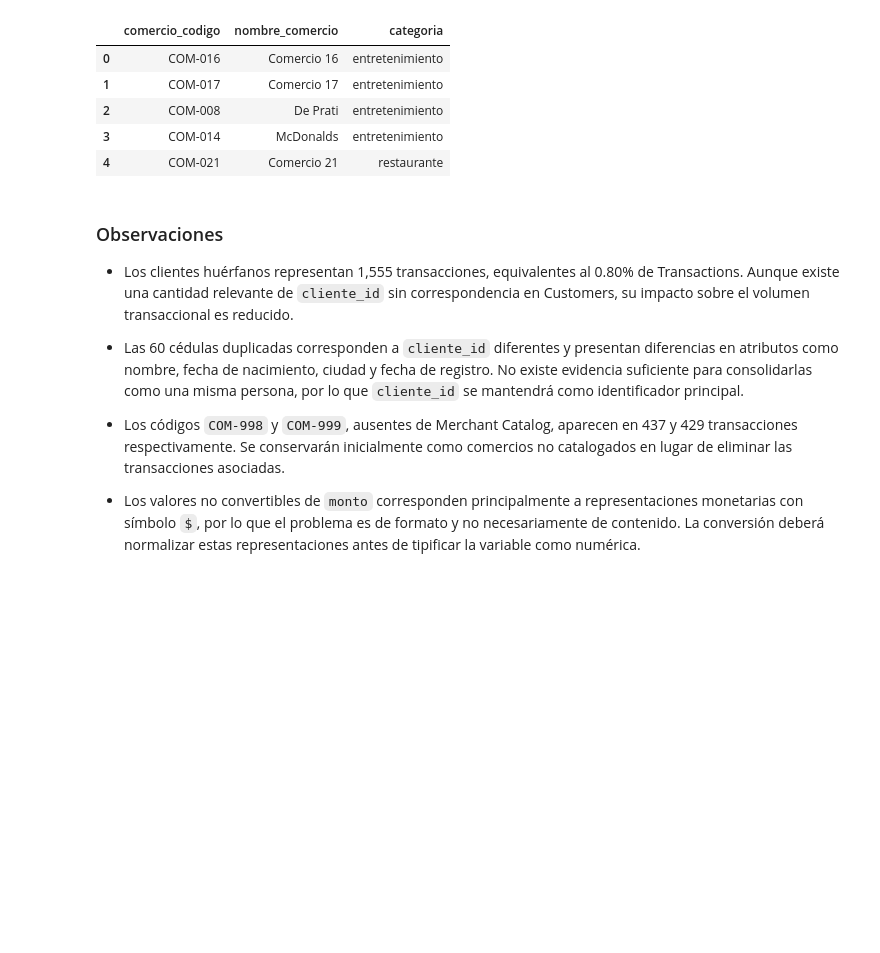
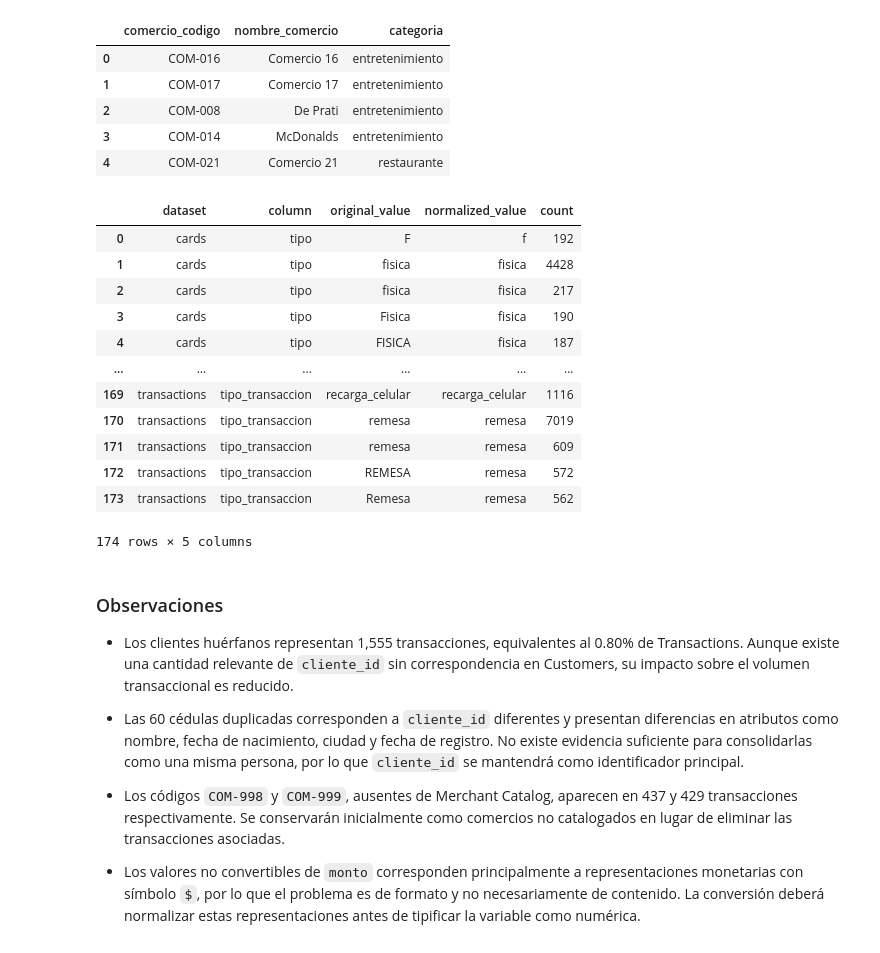
Before and after one commit to Janka312/physical-debit-card-pilot, a Jupyter notebook: notebooks/01_data_profiling.ipynb, the cells around one changed output. Drawn from its saved outputs; the diff is of its cells as text; code cells hidden in the pictures; blank space fills up the shorter version.

Commit message:
fix: improve silver categorical standarization

```diff
--- a/notebooks/01_data_profiling.ipynb
+++ b/notebooks/01_data_profiling.ipynb
@@ -133,7 +133,7 @@ A nivel visual se observan posibles problemas de calidad que se validarán en la
 # %% [markdown]
 ### 1.2 Perfil estructural
 # %%
-missing_tokens = {"nan", "null", "none", ""}
+missing_tokens = {"nan", "null", "none", "", "n/a"}
 
 for name, df in datasets.items():
     print(f"\n{'=' * 50}")
@@ -686,6 +694,55 @@ display(
 | 2 | COM-008 | De Prati | entretenimiento |
 | 3 | COM-014 | McDonalds | entretenimiento |
 | 4 | COM-021 | Comercio 21 | restaurante |
+# %%
+# Revisión consolidada de valores categóricos
+# Muestra los valores distintos y su frecuencia para detectar homologaciones pendientes.
+
+category_values = []
+
+for name, columns in categorical_columns.items():
+    for column in columns:
+        counts = datasets[name][column].value_counts(dropna=False)
+
+        for value, count in counts.items():
+            normalized_value = (
+                "<null>"
+                if pd.isna(value)
+                else str(value).strip().lower()
+            )
+
+            category_values.append({
+                "dataset": name,
+                "column": column,
+                "original_value": value,
+                "normalized_value": normalized_value,
+                "count": count,
+            })
+
+category_values_df = (
+    pd.DataFrame(category_values)
+    .sort_values(
+        ["dataset", "column", "normalized_value"],
+        ignore_index=True,
+    )
+)
+
+display(category_values_df)
+category_values_df.to_clipboard()
+# %% [output]
+|  | dataset | column | original_value | normalized_value | count |
+| 0 | cards | tipo | F | f | 192 |
+| 1 | cards | tipo | fisica | fisica | 4428 |
+| 2 | cards | tipo | fisica | fisica | 217 |
+| 3 | cards | tipo | Fisica | fisica | 190 |
+| 4 | cards | tipo | FISICA | fisica | 187 |
+| ... | ... | ... | ... | ... | ... |
+| 169 | transactions | tipo_transaccion | recarga_celular | recarga_celular | 1116 |
+| 170 | transactions | tipo_transaccion | remesa | remesa | 7019 |
+| 171 | transactions | tipo_transaccion | remesa | remesa | 609 |
+| 172 | transactions | tipo_transaccion | REMESA | remesa | 572 |
+| 173 | transactions | tipo_transaccion | Remesa | remesa | 562 |
+174 rows × 5 columns
 # %% [markdown]
 ### Observaciones
 
```
Also changed, not shown: parts of 1 cell of this notebook, 2 other files.
